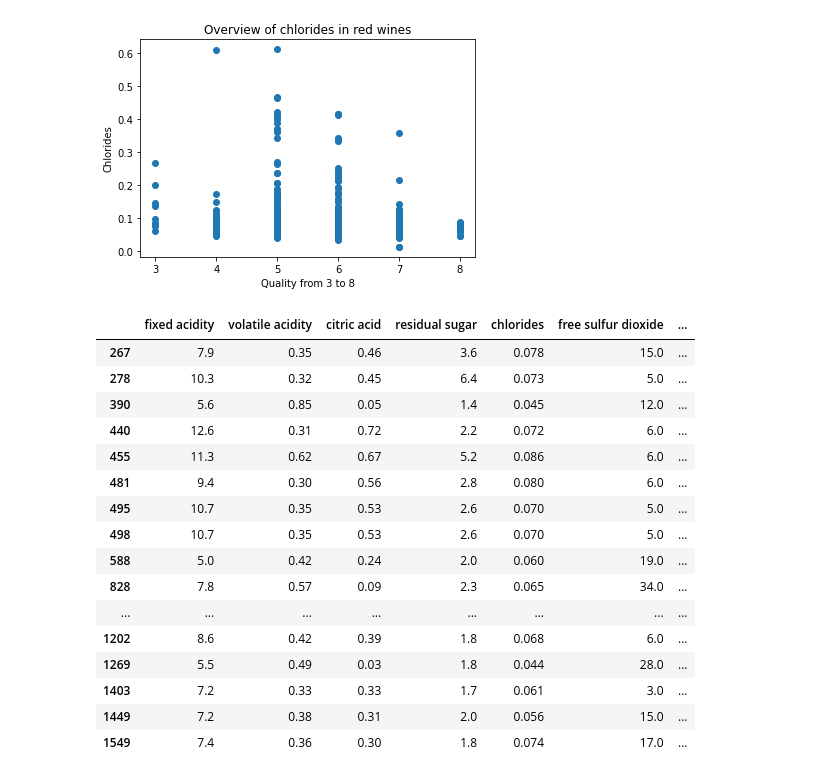
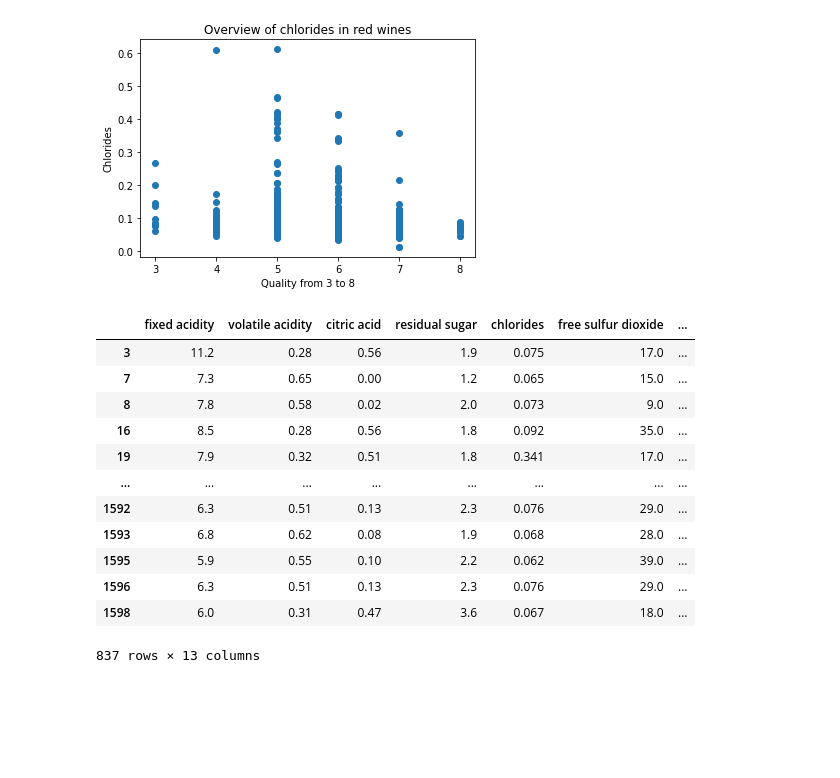
Before and after one commit to movifu1982/homework, a Jupyter notebook: homework.ipynb, the cells around one changed output. Cells and saved outputs as stored; diff of their text form; code cells hidden in the pictures; blank space fills up the shorter version.

```diff
--- a/homework.ipynb
+++ b/homework.ipynb
@@ -172,23 +250,19 @@ plt.show()
 [figure]
 # %%
 medium_red = red_wine[red_wine.quality_label == "medium"]
-high_red = red_wine[red_wine.quality_label == "high"]
-high_red
+#high_red = red_wine[red_wine.quality_label == "high"]
+medium_red
 # %% [output]
 |  | fixed acidity | volatile acidity | citric acid | residual sugar | chlorides | free sulfur dioxide | ... |
-| 267 | 7.9 | 0.35 | 0.46 | 3.6 | 0.078 | 15.0 | ... |
-| 278 | 10.3 | 0.32 | 0.45 | 6.4 | 0.073 | 5.0 | ... |
-| 390 | 5.6 | 0.85 | 0.05 | 1.4 | 0.045 | 12.0 | ... |
-| 440 | 12.6 | 0.31 | 0.72 | 2.2 | 0.072 | 6.0 | ... |
-| 455 | 11.3 | 0.62 | 0.67 | 5.2 | 0.086 | 6.0 | ... |
-| 481 | 9.4 | 0.30 | 0.56 | 2.8 | 0.080 | 6.0 | ... |
-| 495 | 10.7 | 0.35 | 0.53 | 2.6 | 0.070 | 5.0 | ... |
-| 498 | 10.7 | 0.35 | 0.53 | 2.6 | 0.070 | 5.0 | ... |
-| 588 | 5.0 | 0.42 | 0.24 | 2.0 | 0.060 | 19.0 | ... |
-| 828 | 7.8 | 0.57 | 0.09 | 2.3 | 0.065 | 34.0 | ... |
+| 3 | 11.2 | 0.28 | 0.56 | 1.9 | 0.075 | 17.0 | ... |
+| 7 | 7.3 | 0.65 | 0.00 | 1.2 | 0.065 | 15.0 | ... |
+| 8 | 7.8 | 0.58 | 0.02 | 2.0 | 0.073 | 9.0 | ... |
+| 16 | 8.5 | 0.28 | 0.56 | 1.8 | 0.092 | 35.0 | ... |
+| 19 | 7.9 | 0.32 | 0.51 | 1.8 | 0.341 | 17.0 | ... |
 | ... | ... | ... | ... | ... | ... | ... | ... |
-| 1202 | 8.6 | 0.42 | 0.39 | 1.8 | 0.068 | 6.0 | ... |
-| 1269 | 5.5 | 0.49 | 0.03 | 1.8 | 0.044 | 28.0 | ... |
-| 1403 | 7.2 | 0.33 | 0.33 | 1.7 | 0.061 | 3.0 | ... |
-| 1449 | 7.2 | 0.38 | 0.31 | 2.0 | 0.056 | 15.0 | ... |
-| 1549 | 7.4 | 0.36 | 0.30 | 1.8 | 0.074 | 17.0 | ... |
+| 1592 | 6.3 | 0.51 | 0.13 | 2.3 | 0.076 | 29.0 | ... |
+| 1593 | 6.8 | 0.62 | 0.08 | 1.9 | 0.068 | 28.0 | ... |
+| 1595 | 5.9 | 0.55 | 0.10 | 2.2 | 0.062 | 39.0 | ... |
+| 1596 | 6.3 | 0.51 | 0.13 | 2.3 | 0.076 | 29.0 | ... |
+| 1598 | 6.0 | 0.31 | 0.47 | 3.6 | 0.067 | 18.0 | ... |
+837 rows × 13 columns
```
Also changed, not shown: parts of 27 cells of this notebook.
